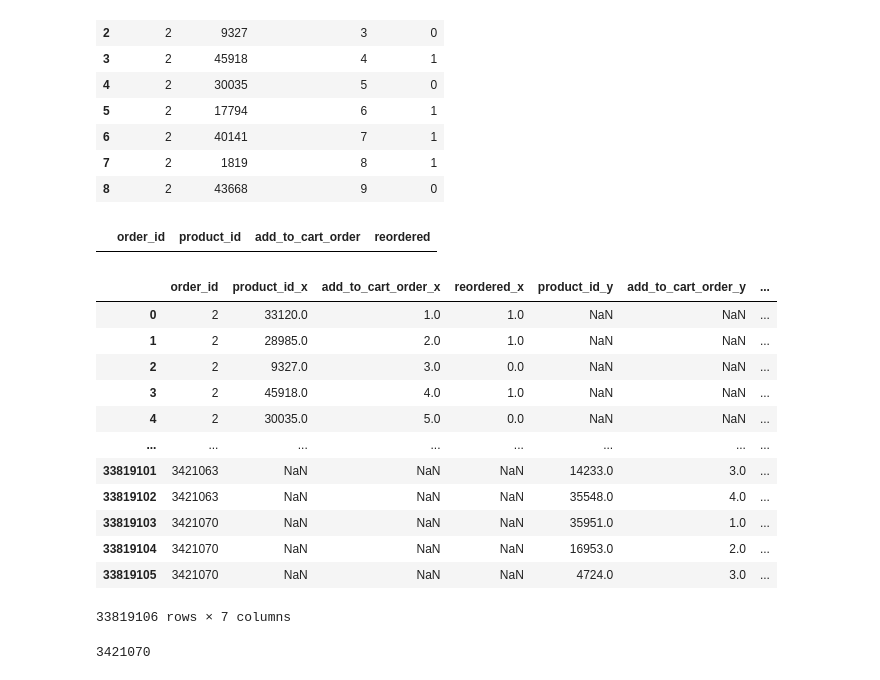
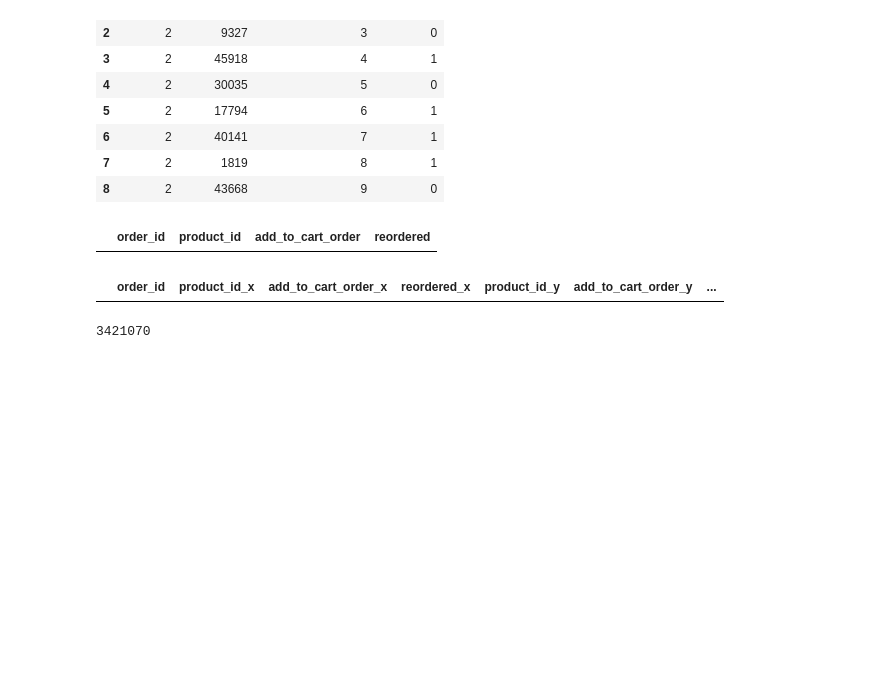
Before and after one commit to AmlanAlok/instacart-2017-project, a Jupyter notebook: 99_ML_Huber.ipynb, the cells around one changed output. Cells and saved outputs as stored; diff of their text form; code cells hidden in the pictures; blank space fills up the shorter version.

```diff
--- a/99_ML_Huber.ipynb
+++ b/99_ML_Huber.ipynb
@@ -182,21 +180,9 @@ df_order_products2.loc[df_order_products2['order_id']==2]
 # %% [output]
 |  | order_id | product_id | add_to_cart_order | reordered |
 # %%
-pd.merge(df_order_products1, df_order_products2, on='order_id', how='outer')
+pd.merge(df_order_products1, df_order_products2, on='order_id', how='inner')
 # %% [output]
 |  | order_id | product_id_x | add_to_cart_order_x | reordered_x | product_id_y | add_to_cart_order_y | ... |
-| 0 | 2 | 33120.0 | 1.0 | 1.0 | NaN | NaN | ... |
-| 1 | 2 | 28985.0 | 2.0 | 1.0 | NaN | NaN | ... |
-| 2 | 2 | 9327.0 | 3.0 | 0.0 | NaN | NaN | ... |
-| 3 | 2 | 45918.0 | 4.0 | 1.0 | NaN | NaN | ... |
-| 4 | 2 | 30035.0 | 5.0 | 0.0 | NaN | NaN | ... |
-| ... | ... | ... | ... | ... | ... | ... | ... |
-| 33819101 | 3421063 | NaN | NaN | NaN | 14233.0 | 3.0 | ... |
-| 33819102 | 3421063 | NaN | NaN | NaN | 35548.0 | 4.0 | ... |
-| 33819103 | 3421070 | NaN | NaN | NaN | 35951.0 | 1.0 | ... |
-| 33819104 | 3421070 | NaN | NaN | NaN | 16953.0 | 2.0 | ... |
-| 33819105 | 3421070 | NaN | NaN | NaN | 4724.0 | 3.0 | ... |
-33819106 rows × 7 columns
 # %%
 # %% [output]
 3421070
```
Also changed, not shown: parts of 11 cells of this notebook.
